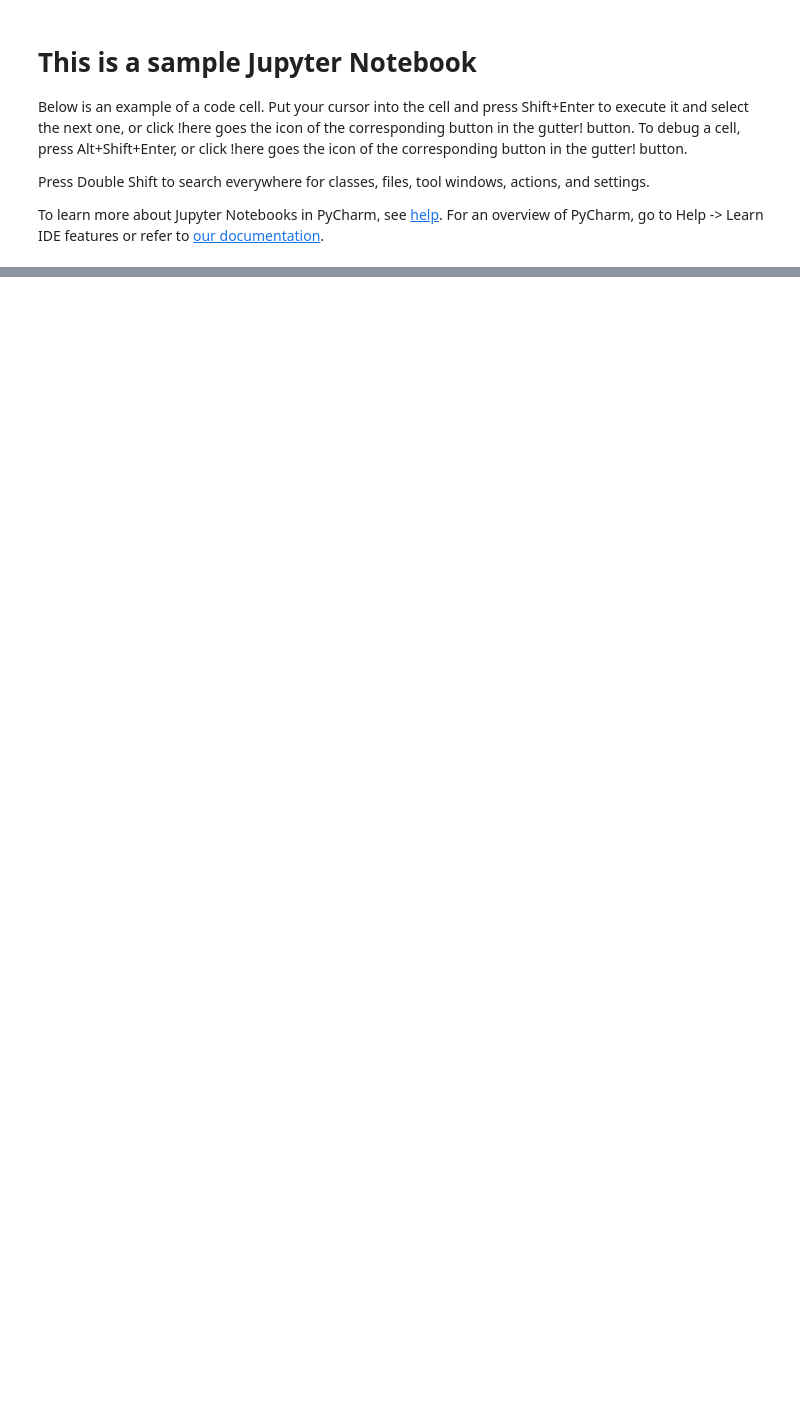
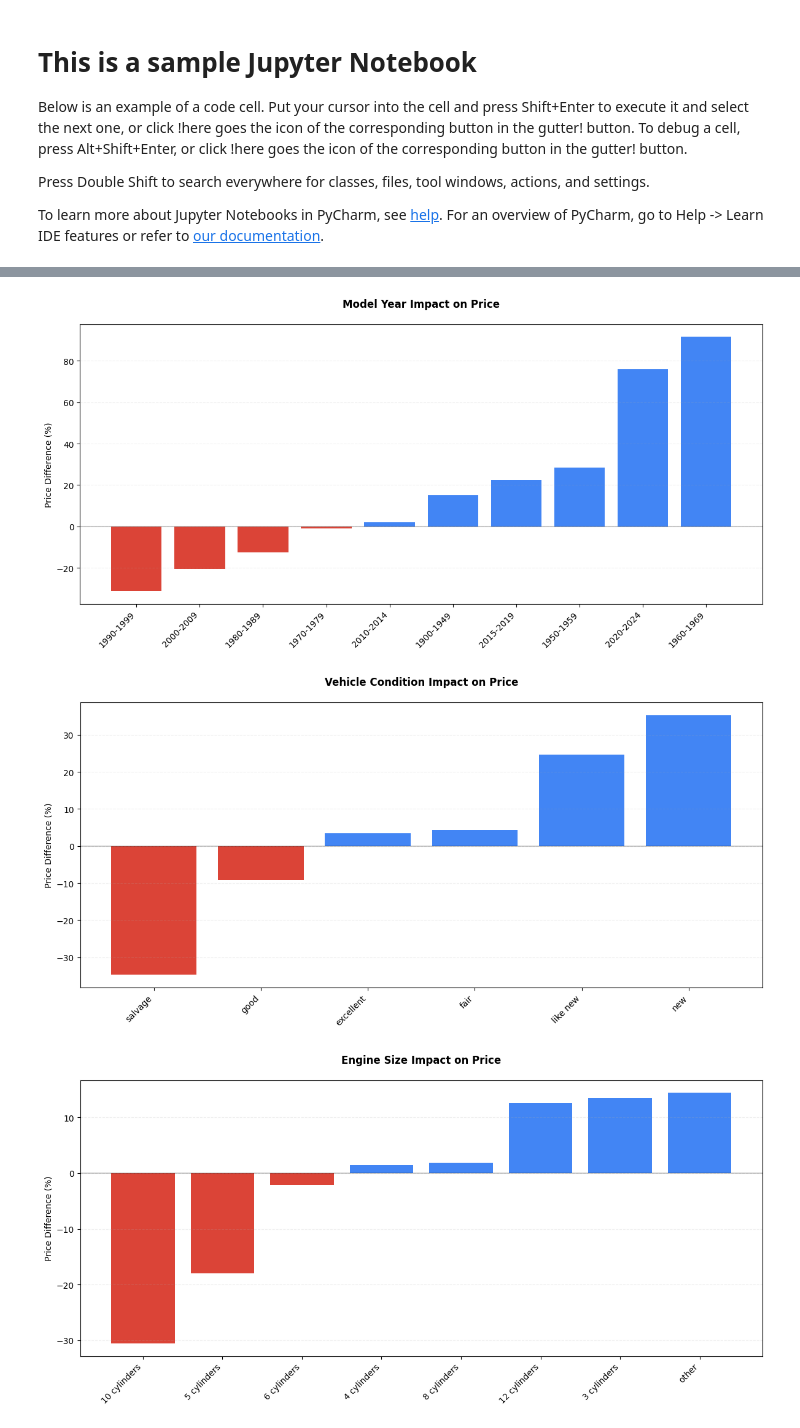
Before and after one commit to libakoer/Used_Car_Prices, a Jupyter notebook: scientificProject/sample.ipynb, the cells around one changed output, grey strips where cells are left out. Saved outputs shown, nothing was run; the diff lists cells and outputs as text; code cells hidden in the pictures; blank space fills up the shorter version.

Commit message:
finalized data processing, analysis and visualization

```diff
--- a/scientificProject/sample.ipynb
+++ b/scientificProject/sample.ipynb
@@ -1429,2 +1099,5 @@ def visualize_overall_correlations(correlations, sample_sizes):
 # %%
-correlation_series, normalizer = analyze_feature_impact_across_files("data")
+#process_all_vehicle_files(path) # needed if working with raw data
+normalizer = DataNormalizer()
+file_paths = glob(os.path.join(path, "cleaned-vehicles-*.csv"))
+normalizer.fit(file_paths)
@@ -1433,9 +1128,11 @@ correlation_series, normalizer = analyze_feature_impact_across_files("data")
 # %%
-#model_correlations = analyze_feature_impact_by_model("data")
-#model_correlations, normalizer = model_correlations
-#sorted_correlations, sample_sizes, normalizer = analyze_overall_feature_impact("data")
-visualize_overall_correlations(sorted_correlations, sample_sizes)
+model_correlations, normalizer = analyze_feature_impacts("data", normalizer=normalizer)
+results, summary = analyze_all_features_price_impact()
 # %%
-normalizer = DataNormalizer()
-file_paths = glob(os.path.join("path", "cleaned-vehicles-*.csv"))
-normalizer.fit(file_paths)
+visualize_feature_analysis(results)
+visualize_state_prices("data/state_price_factors.csv")
+visualize_feature_impacts(model_correlations)
+# %% [output]
+[figure, added]
+[figure, added]
+[figure, added]
```
Also changed, not shown: parts of 15 cells of this notebook, 12 other files.
